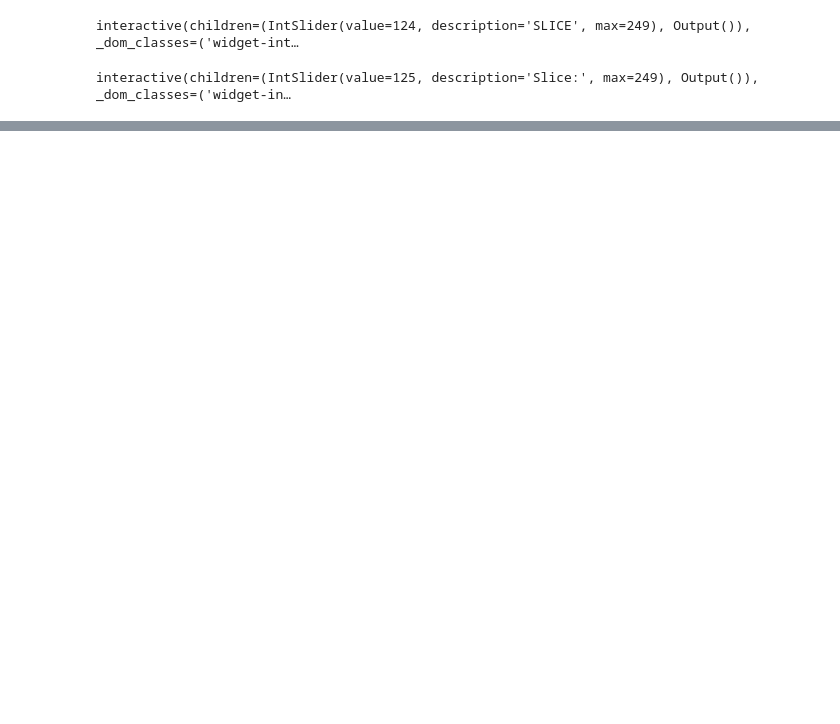
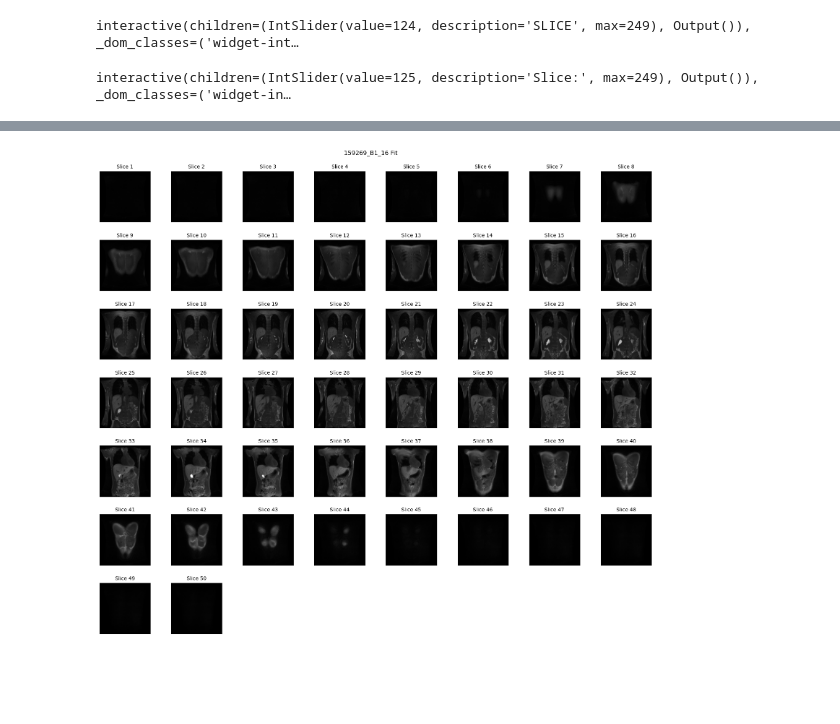
Before and after one commit to steve-shooty/MRI-MoCoCo, a Jupyter notebook: ready_to_use/000_exploring_data copy 2.ipynb, the cells around one changed output, grey strips where cells are left out. Drawn from its saved outputs; the diff is of its cells as text; code cells hidden in the pictures; blank space fills up the shorter version.

```diff
--- a/ready_to_use/000_exploring_data copy 2.ipynb
+++ b/ready_to_use/000_exploring_data copy 2.ipynb
@@ -43,0 +61,9 @@ interactive(children=(IntSlider(value=125, description='Slice:', max=249), Outpu
+# %%
+anim_fit = mdreg.plot.animation(
+    fit_rotate[:,:,:, t0:t1],
+    title=f"{DATASET_NAME}_{PART} Fit",
+    vmin=0,
+    vmax=0.9*np.max(fit_rotate[...,0],)
+)
+# %% [output]
+[figure, added]
```
Also changed, not shown: parts of 18 cells of this notebook, 1 other file.
